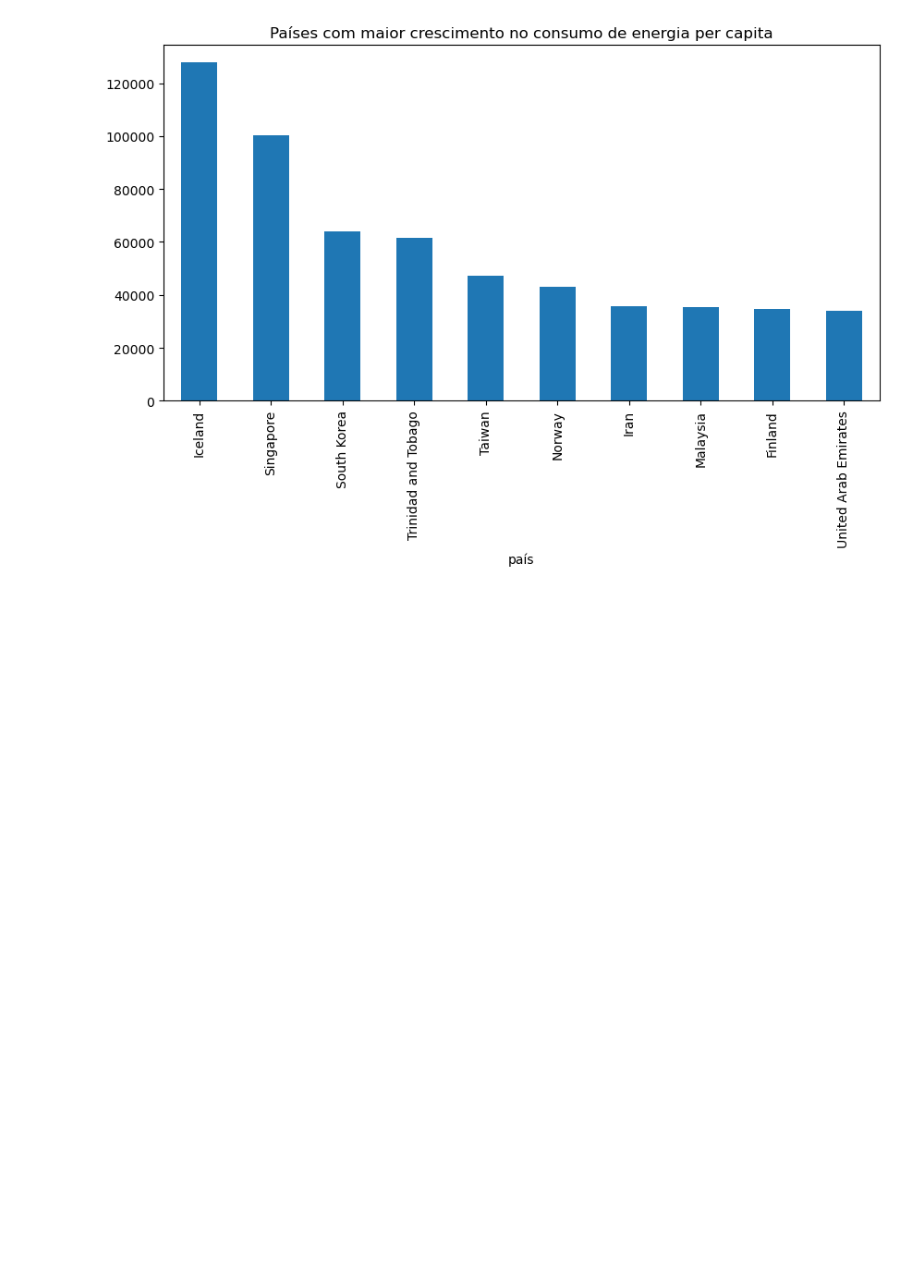
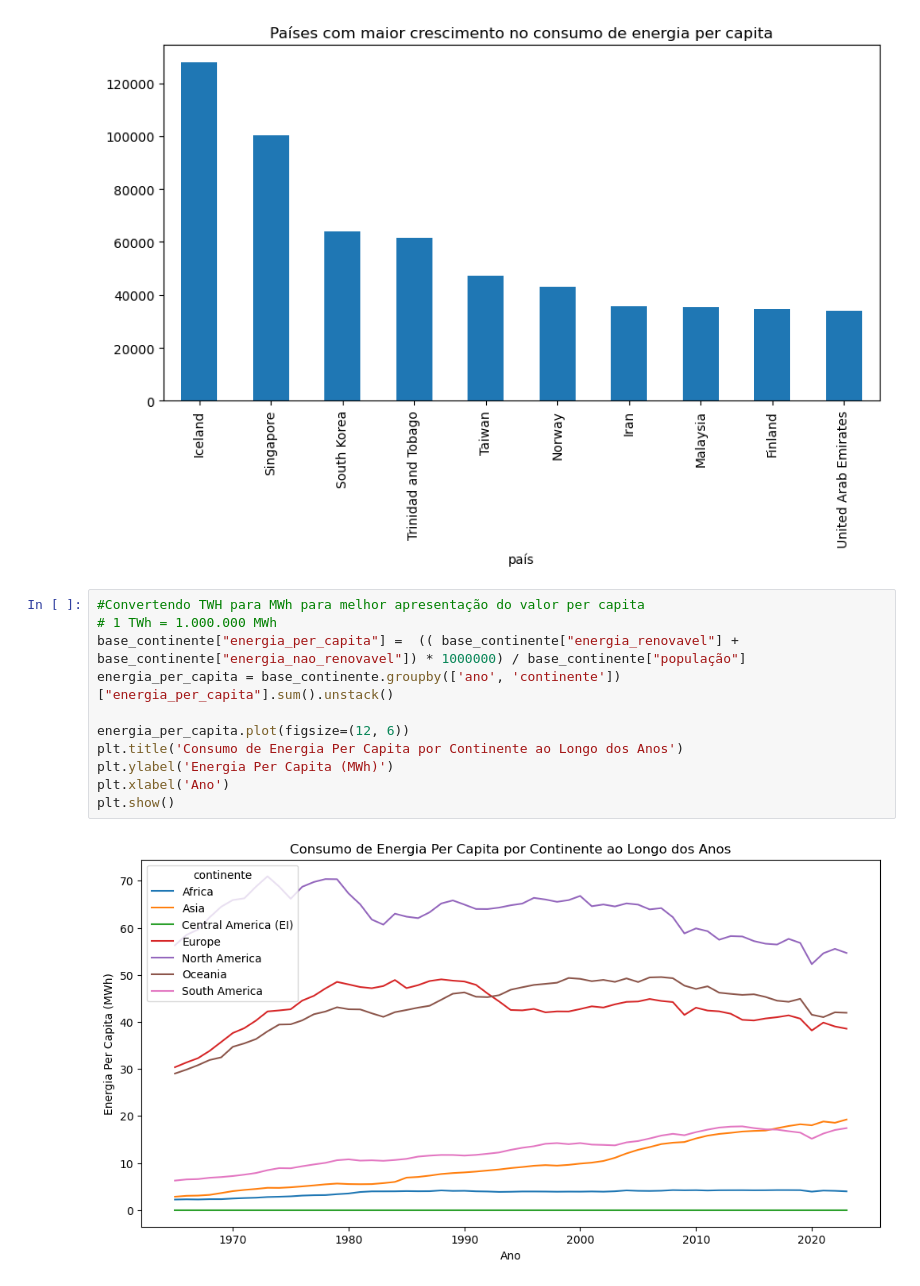
Before and after one commit to YuriRadzi/ProjetoAplicado1, a Jupyter notebook: notebooks/Analise_exploratoria.ipynb, the cells around one changed output. Cells and saved outputs as stored; diff of their text form; blank space fills up the shorter version.

```diff
--- a/notebooks/Analise_exploratoria.ipynb
+++ b/notebooks/Analise_exploratoria.ipynb
@@ -70,3 +84,16 @@ variacao.sort_values(ascending=False).head(10).plot(kind='bar', figsize=(10,5),
 plt.show()
 # %% [output]
 [figure]
+# %%
+#Convertendo TWH para MWh para melhor apresentação do valor per capita
+# 1 TWh = 1.000.000 MWh
+base_continente["energia_per_capita"] =  (( base_continente["energia_renovavel"] + base_continente["energia_nao_renovavel"]) * 1000000) / base_continente["população"]
+energia_per_capita = base_continente.groupby(['ano', 'continente'])["energia_per_capita"].sum().unstack()
+
+energia_per_capita.plot(figsize=(12, 6))
+plt.title('Consumo de Energia Per Capita por Continente ao Longo dos Anos')
+plt.ylabel('Energia Per Capita (MWh)')
+plt.xlabel('Ano')
+plt.show()
+# %% [output]
+[figure, added]
```
Also changed, not shown: parts of 3 cells of this notebook, 1 other file.
